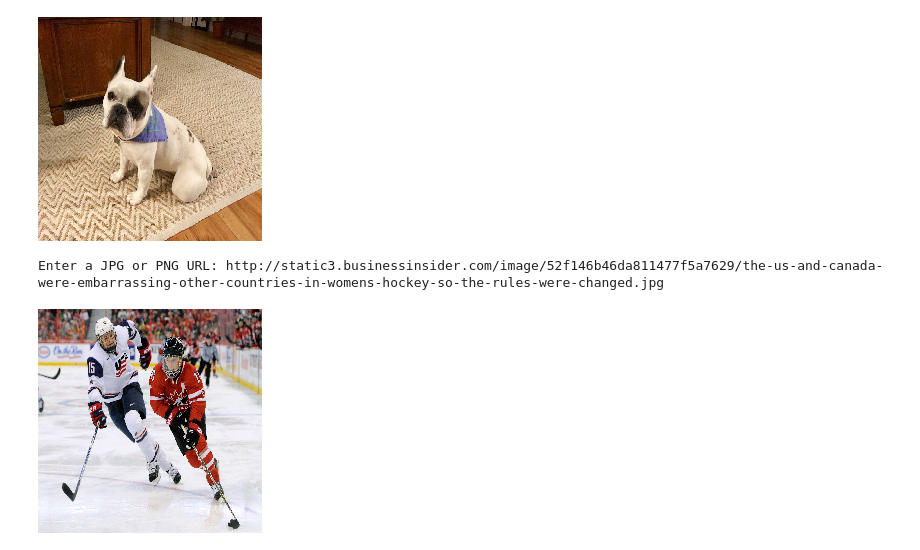
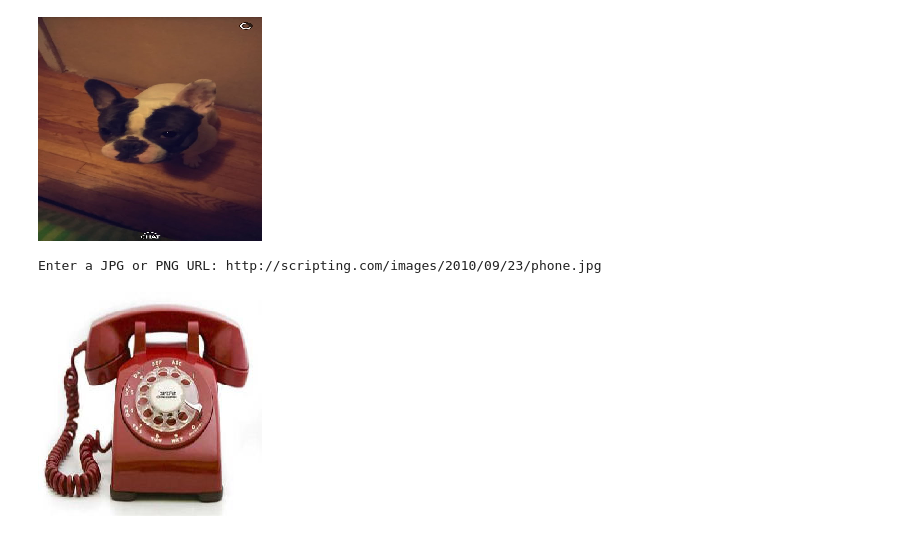
Before and after one commit to KevinDCruz/Deep-Learning-Image-Recognition, a Jupyter notebook: Image Recognition System_ResNet50.ipynb, the cells around one changed output. Cells and saved outputs as stored; diff of their text form; code cells hidden in the pictures.

Commit message:
Image recognition system using Resnet50 Pre Trained Model
Image Recognition(Local image and URL)

```diff
--- a/Image Recognition System_ResNet50.ipynb
+++ b/Image Recognition System_ResNet50.ipynb
@@ -30,15 +30,15 @@ model = ResNet50(weights='imagenet')
 target_size = (224, 224)
 #model.summary()
 # %%
-#Local path
+#Local Image path
 
-img_path = "C:/Users/Kevin D'Cruz/Desktop/Maisie.jpg"
+img_path = "C:/Users/Kevin D'Cruz/Desktop/Haru.jpg"
 img = image.load_img(img_path, target_size=(224, 224))
 
 
 img
 # %% [output]
-[figure, old version]
+[figure, new version]
 # %%
 #def image_url(url):
 url = input('Enter a JPG or PNG URL: ')
@@ -50,5 +50,5 @@ image_url
 #img_array = np.array(bytearray(url_response.read()), dtype=np.uint8) #convert it into a numpy array
 #img_array
 # %% [output]
-Enter a JPG or PNG URL: http://static3.businessinsider.com/image/52f146b46da811477f5a7629/the-us-and-canada-were-embarrassing-other-countries-in-womens-hockey-so-the-rules-were-changed.jpg
+Enter a JPG or PNG URL: http://scripting.com/images/2010/09/23/phone.jpg
-[figure, old version]
+[figure, new version]
```
Also changed, not shown: parts of 4 cells of this notebook.
